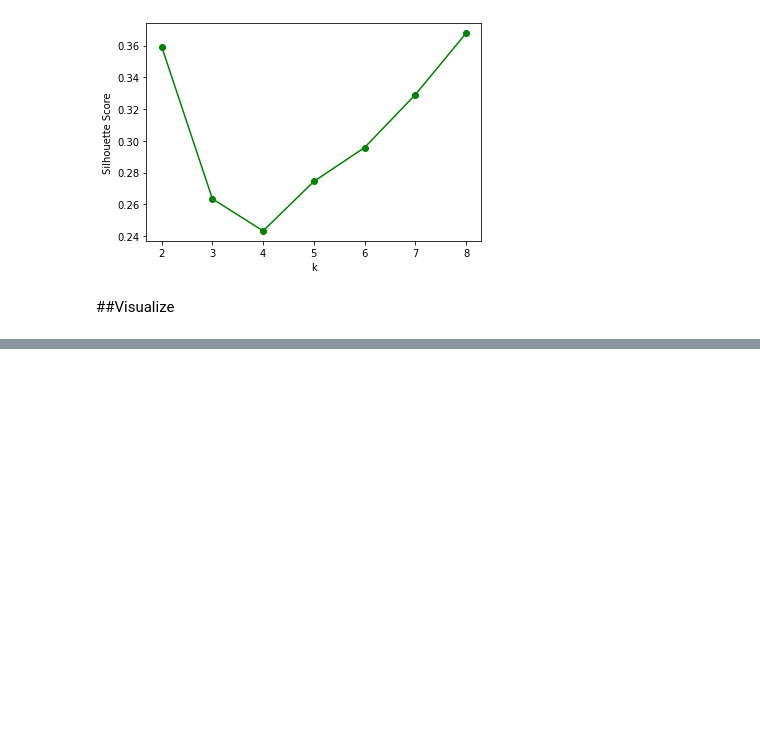
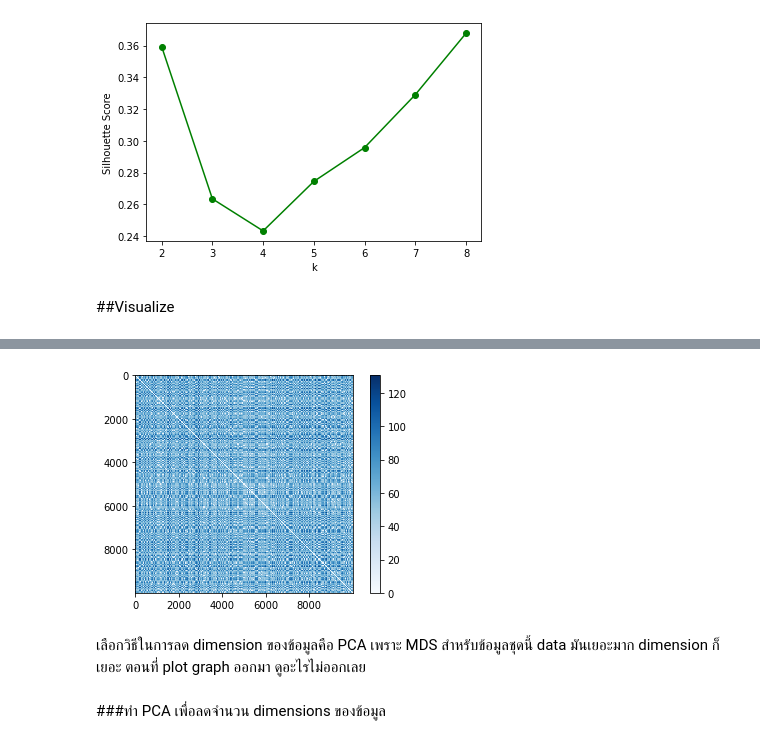
Before and after one commit to suphalaksana/Multivariate, a Jupyter notebook: Multivariate_Exam.ipynb, the cells around one changed output, grey strips where cells are left out. Cells and saved outputs as stored; diff of their text form; code cells hidden in the pictures; blank space fills up the shorter version.

```diff
--- a/Multivariate_Exam.ipynb
+++ b/Multivariate_Exam.ipynb
@@ -195,0 +268,11 @@ plt.ylabel('Silhouette Score');
+# %%
+plt.imshow(D, zorder=2, cmap='Blues', interpolation='nearest')
+plt.colorbar();#บอกสเกลทำให้รู้ว่าสีขาวหรือน้ำเงิน ในรูปคืออะไร รู้ว่าห่างกันเท่าไหร่
+#วิธีอ่านจุดที่ 1 และ จุดที่10000  สีน้ำเงินเข้ม ห่างกันประมาณ 4 ห่างกันที่สุดเเล้ว
+#ระยะห่างระหว่าง จุด 10000 มา จุด 1 ก็ 4เท่าเดิม
+# %% [output]
+[figure, added]
+# %% [markdown]
+เลือกวิธีในการลด dimension ของข้อมูลคือ PCA  เพราะ MDS สำหรับข้อมูลชุดนี้ data มันเยอะมาก dimension ก็เยอะ ตอนที่ plot graph ออกมา ดูอะไรไม่ออกเลย
+# %% [markdown]
+###ทำ PCA เพื่อลดจำนวน dimensions ของข้อมูล
```
Also changed, not shown: parts of 23 cells of this notebook.
